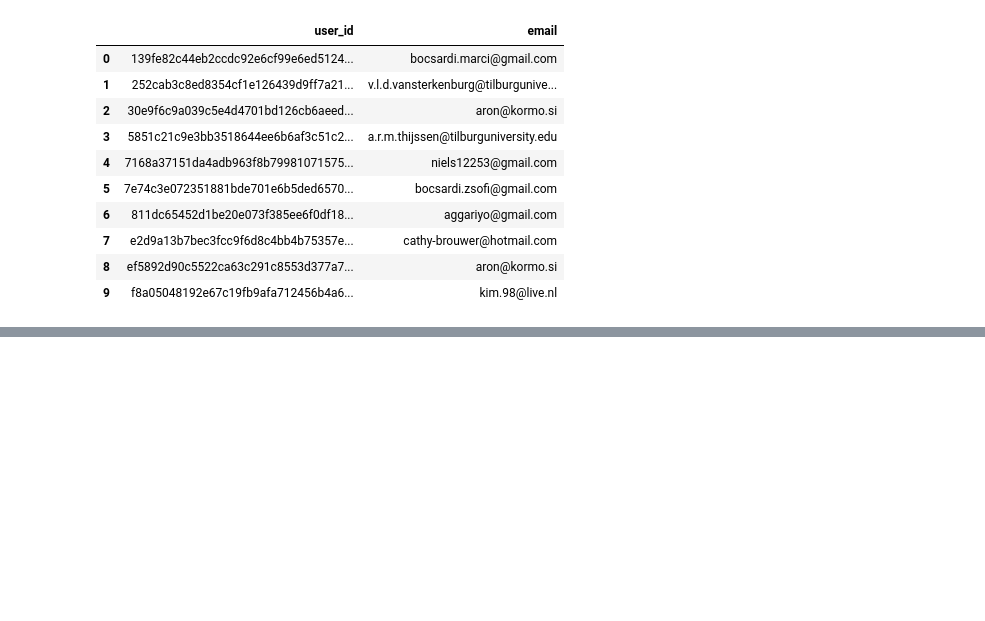
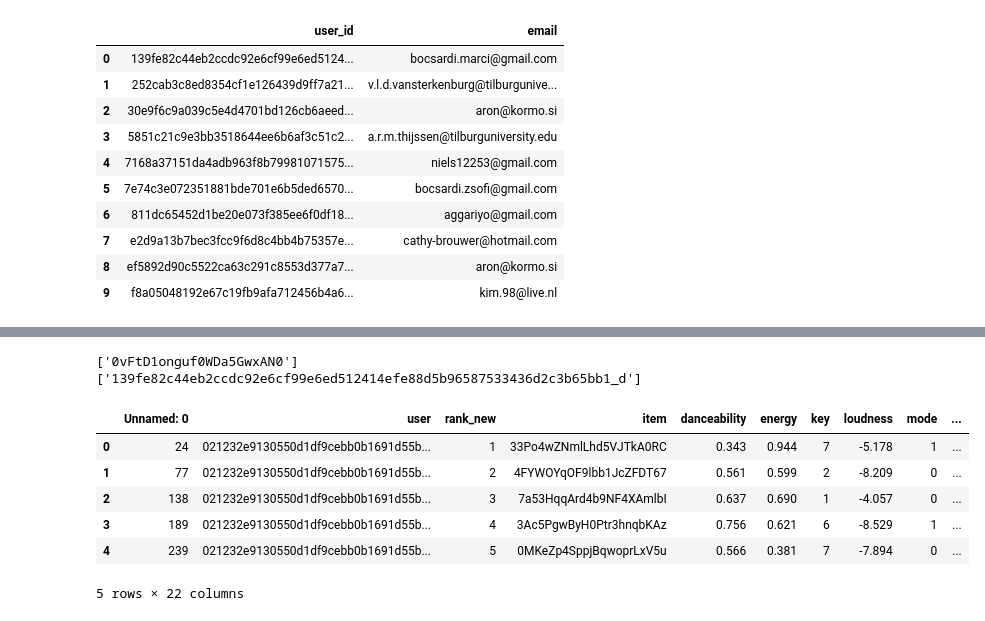
Before and after one commit to bocsardigergely/dss-group-assignment, a Jupyter notebook: 2_present_recommendations/PlaylistCreationAndSending.ipynb, the cells around one changed output, grey strips where cells are left out. Cells and saved outputs as stored; diff of their text form; code cells hidden in the pictures; blank space fills up the shorter version.

```diff
--- a/2_present_recommendations/PlaylistCreationAndSending.ipynb
+++ b/2_present_recommendations/PlaylistCreationAndSending.ipynb
@@ -90,2 +152,21 @@ TypeError: API.generatePlaylistNames() missing 1 required positional argument: '
+# %%
+# Double check
+print(playlist_ids[-1:])
+print(playlist_names[-1:]) # this checks out
+# %% [output]
+['0vFtD1onguf0WDa5GwxAN0']
+['139fe82c44eb2ccdc92e6cf99e6ed512414efe88d5b96587533436d2c3b65bb1_d']
 # %%
 # Get song recommendations for each of our users
+diverse = pd.read_csv("../participant data/max_diversified_recommendations_long.csv")
+non_diverse = pd.read_csv("../participant data/min_diversified_recommendations_short.csv")
+
+diverse.head()
+# %% [output]
+|  | Unnamed: 0 | user | rank_new | item | danceability | energy | key | loudness | mode | ... |
+| 0 | 24 | 021232e9130550d1df9cebb0b1691d55b... | 1 | 33Po4wZNmlLhd5VJTkA0RC | 0.343 | 0.944 | 7 | -5.178 | 1 | ... |
+| 1 | 77 | 021232e9130550d1df9cebb0b1691d55b... | 2 | 4FYWOYqOF9lbb1JcZFDT67 | 0.561 | 0.599 | 2 | -8.209 | 0 | ... |
+| 2 | 138 | 021232e9130550d1df9cebb0b1691d55b... | 3 | 7a53HqqArd4b9NF4XAmlbI | 0.637 | 0.690 | 1 | -4.057 | 0 | ... |
+| 3 | 189 | 021232e9130550d1df9cebb0b1691d55b... | 4 | 3Ac5PgwByH0Ptr3hnqbKAz | 0.756 | 0.621 | 6 | -8.529 | 1 | ... |
+| 4 | 239 | 021232e9130550d1df9cebb0b1691d55b... | 5 | 0MKeZp4SppjBqwoprLxV5u | 0.566 | 0.381 | 7 | -7.894 | 0 | ... |
+5 rows × 22 columns
```
Also changed, not shown: parts of 16 cells of this notebook, 3 other files.
